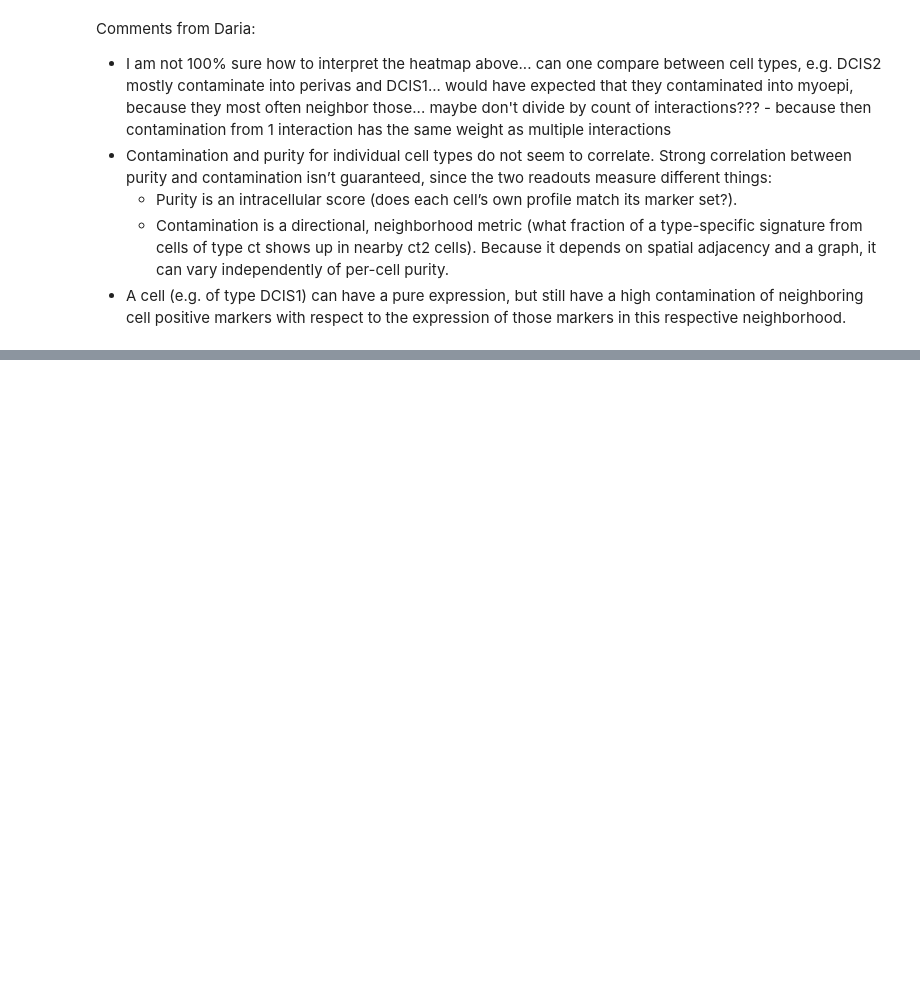
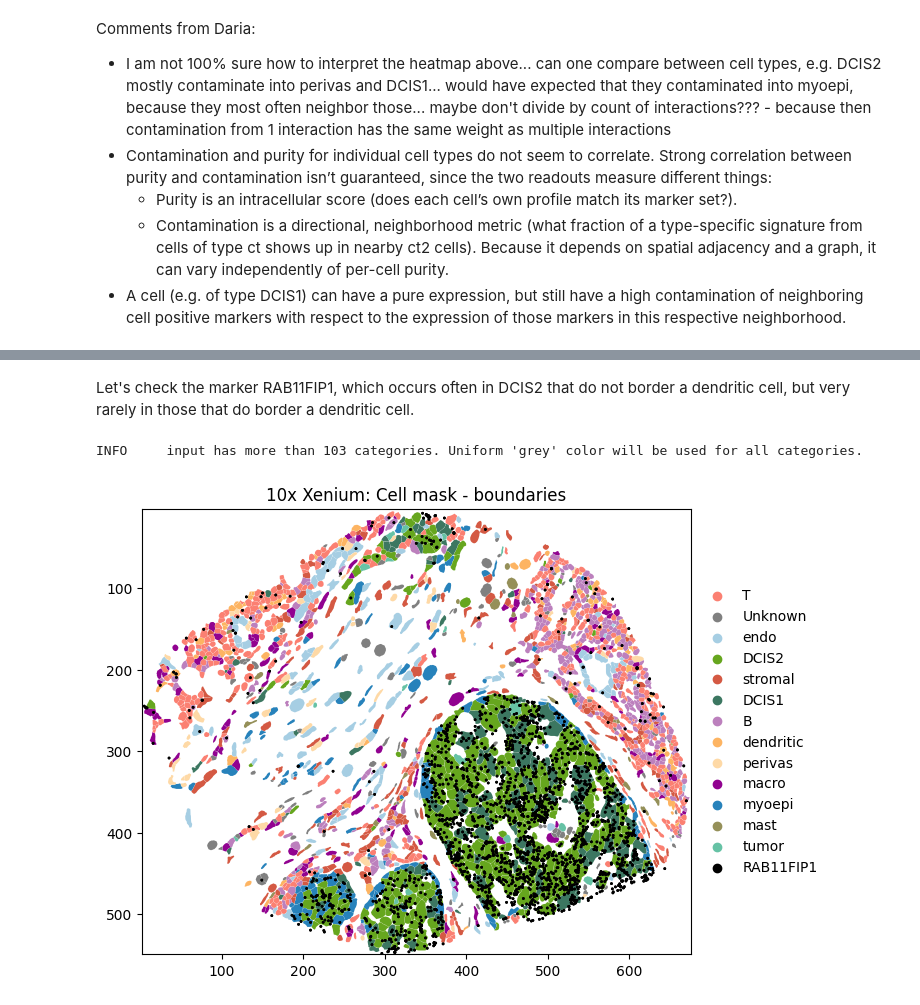
Before and after one commit to LazDaria/SegTraQ, a Jupyter notebook: docs/notebooks/spillover_metrics_supervised.ipynb, the cells around one changed output, grey strips where cells are left out. Cells and saved outputs as stored; diff of their text form; code cells hidden in the pictures; blank space fills up the shorter version.

```diff
--- a/docs/notebooks/spillover_metrics_supervised.ipynb
+++ b/docs/notebooks/spillover_metrics_supervised.ipynb
@@ -379,0 +556,14 @@ Comments from Daria:
+# %% [markdown]
+Let's check the marker RAB11FIP1, which occurs often in DCIS2 that do not border a dendritic cell, but very rarely in those that do border a dendritic cell.
+# %%
+axes = plt.subplots(1, 1, figsize=(10, 5), constrained_layout=True)[1]
+
+# Plot - Cell boundaries
+sdata_10x_xenium.pl.render_shapes(
+    "cell_boundaries", color="transferred_celltype_plot", palette=cols, groups=labels
+).pl.render_points("transcripts", color="feature_name", groups="RAB11FIP1", palette="black").pl.show(
+    ax=axes, title="10x Xenium: Cell mask - boundaries", coordinate_systems="global"
+)
+# %% [output]
+INFO     input has more than 103 categories. Uniform 'grey' color will be used for all categories.
+[figure, added]
```
Also changed, not shown: parts of 10 cells of this notebook.
